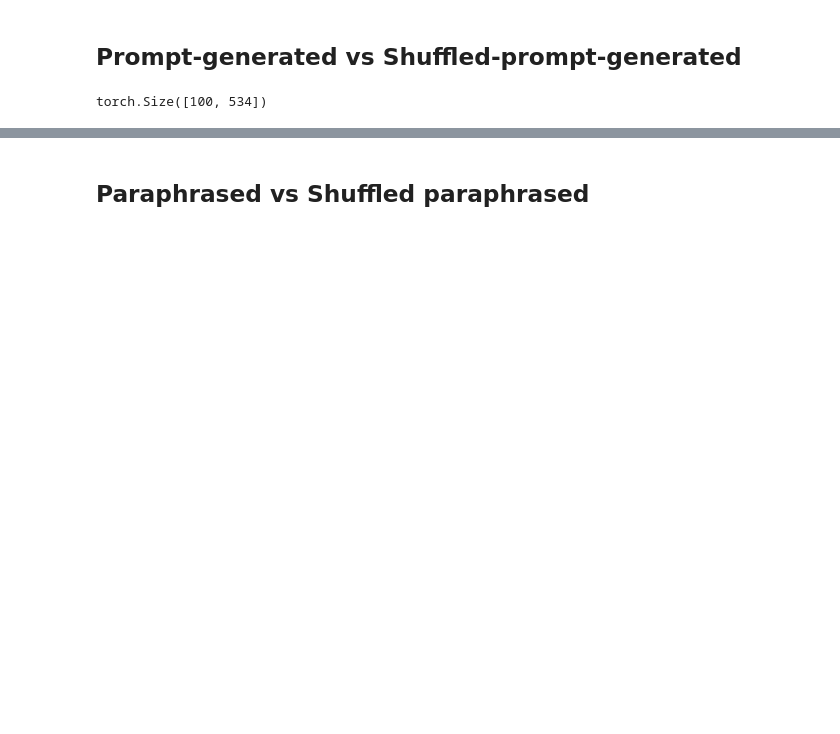
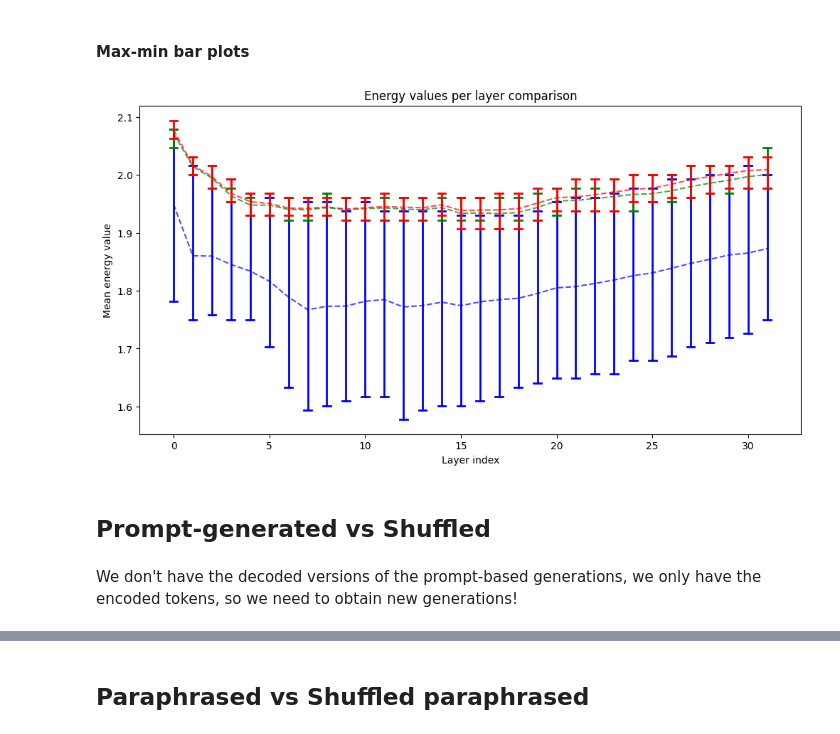
Before and after one commit to joaocnvdias/mech-i-coherence, a Jupyter notebook: vector-fields/development/layer-plot.ipynb, the cells around one changed output, grey strips where cells are left out. Cells and saved outputs as stored; diff of their text form; code cells hidden in the pictures; blank space fills up the shorter version.

```diff
--- a/vector-fields/development/layer-plot.ipynb
+++ b/vector-fields/development/layer-plot.ipynb
@@ -192,36 +244,11 @@ plt.show()
+# %% [markdown]
+#### Max-min bar plots
 # %%
-all_lists = [
-    ("Viktor", energy_values, "blue"),
-    ("Prague", prague_values, "green"),
-    ("Science", science_values, "red")
-]
-
-plt.figure(figsize=(12, 6))
-
-cap_width = 0.2  # width of horizontal caps for min/max
-
-for name, energy_list, color in all_lists:
-    data = torch.stack([t.float() for t in energy_list]).numpy()
-
-    min_vals = np.min(data, axis=0)
-    max_vals = np.max(data, axis=0)
-    mean_vals = np.mean(data, axis=0)
-
-    x = np.arange(data.shape[1])
-
-    # plot vertical line for min-max
-    for xi, vmin, vmax in zip(x, min_vals, max_vals):
-        plt.plot([xi, xi], [vmin, vmax], color=color, linewidth=2)
-        plt.plot([xi - cap_width, xi + cap_width], [vmin, vmin], color=color, linewidth=2)
-        plt.plot([xi - cap_width, xi + cap_width], [vmax, vmax], color=color, linewidth=2)
-
-    # optionally plot mean line
-    plt.plot(x, mean_vals, color=color, linestyle='--', alpha=0.7)
-
-plt.xlabel('Layer index')
-plt.ylabel('Mean energy value')
-plt.title('Energy values per layer comparison')
-plt.show()
+bar_per_layer_plots(all_lists=first_prompt_gens)
+# %% [output]
+[figure, added]
 # %% [markdown]
-## Prompt-generated vs Shuffled-prompt-generated
+## Prompt-generated vs Shuffled
+# %% [markdown]
+We don't have the decoded versions of the prompt-based generations, we only have the encoded tokens, so we need to obtain new generations!
 # %%
@@ -302,5 +429,0 @@ assert shuffled_input_ids.shape == (nr_gens, max_gen_size), shuffled_input_ids.s
-# %%
-shuffled_input_ids = shuffled_input_ids.to(device)
-shuffled_input_ids.shape
-# %% [output]
-torch.Size([100, 534])
```
Also changed, not shown: parts of 50 cells of this notebook.
